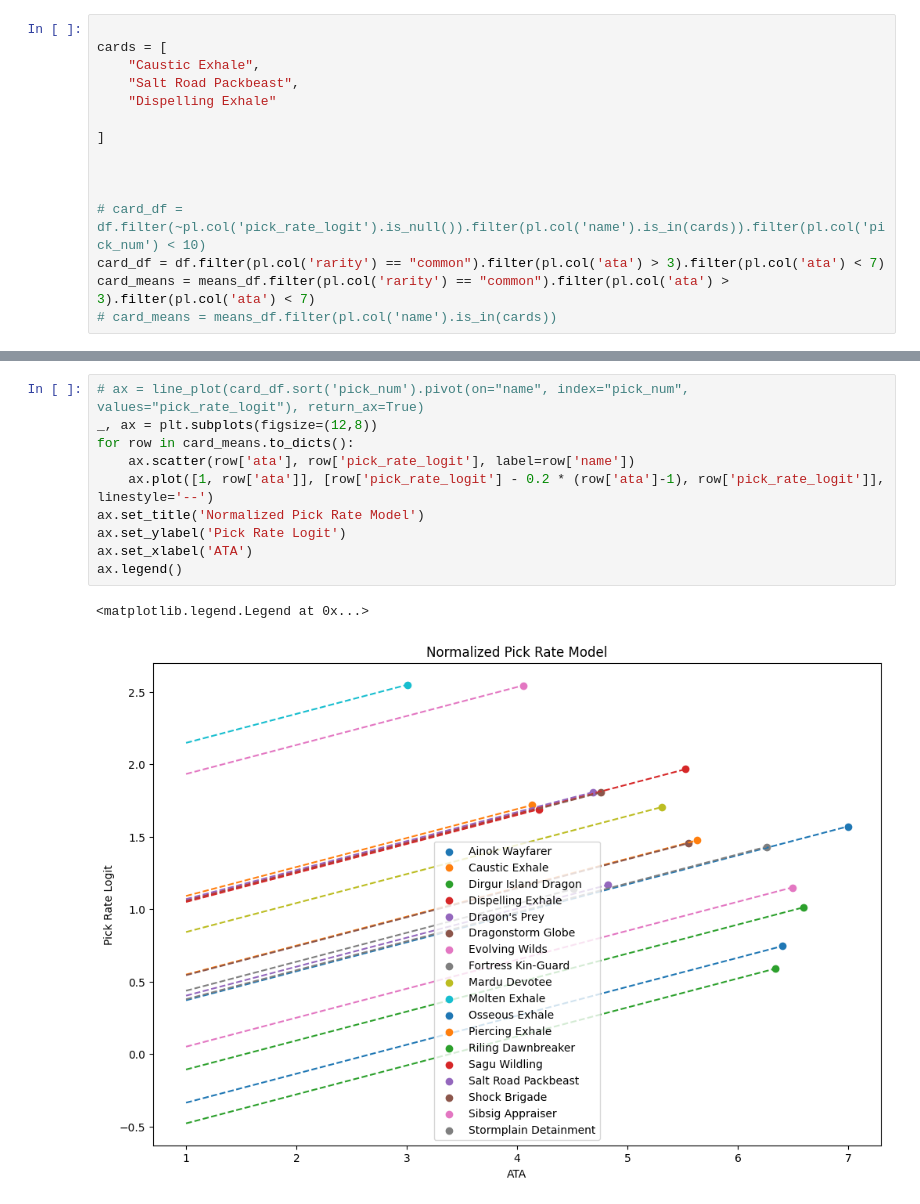
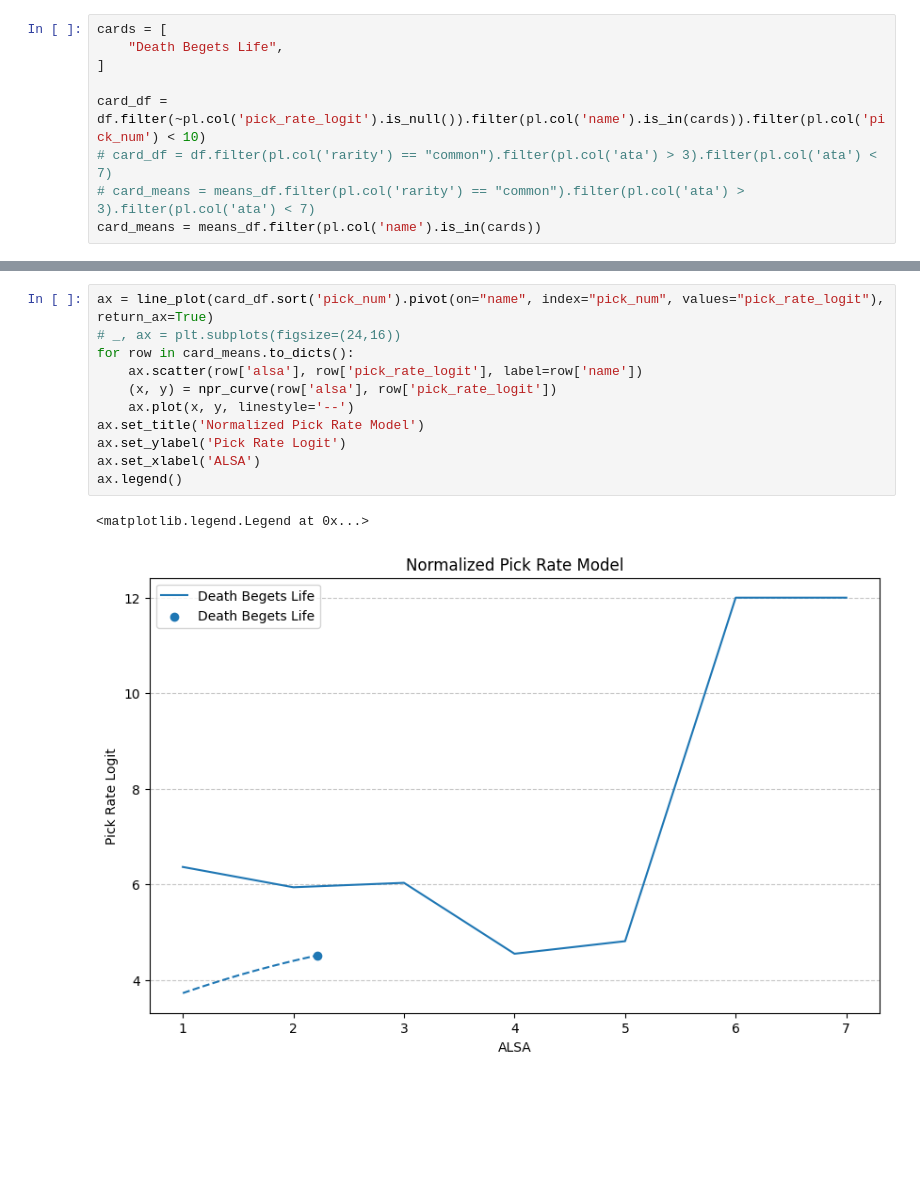
Before and after one commit to oelarnes/deq, a Jupyter notebook: nb/pick-rate.ipynb, the cells around one changed output, grey strips where cells are left out. Cells and saved outputs as stored; diff of their text form; blank space fills up the shorter version.

```diff
--- a/nb/pick-rate.ipynb
+++ b/nb/pick-rate.ipynb
@@ -42,15 +14,9 @@ means_df = summon(
 # %%
-
 cards = [
-    "Caustic Exhale",
-    "Salt Road Packbeast",
-    "Dispelling Exhale"
-
+    "Death Begets Life",
 ]
 
-
-
-# card_df = df.filter(~pl.col('pick_rate_logit').is_null()).filter(pl.col('name').is_in(cards)).filter(pl.col('pick_num') < 10)
-card_df = df.filter(pl.col('rarity') == "common").filter(pl.col('ata') > 3).filter(pl.col('ata') < 7)
-card_means = means_df.filter(pl.col('rarity') == "common").filter(pl.col('ata') > 3).filter(pl.col('ata') < 7)
-# card_means = means_df.filter(pl.col('name').is_in(cards))
+card_df = df.filter(~pl.col('pick_rate_logit').is_null()).filter(pl.col('name').is_in(cards)).filter(pl.col('pick_num') < 10)
+# card_df = df.filter(pl.col('rarity') == "common").filter(pl.col('ata') > 3).filter(pl.col('ata') < 7)
+# card_means = means_df.filter(pl.col('rarity') == "common").filter(pl.col('ata') > 3).filter(pl.col('ata') < 7)
+card_means = means_df.filter(pl.col('name').is_in(cards))
@@ -62,13 +46,14 @@ Resolved plan until failure:
 # %%
-# ax = line_plot(card_df.sort('pick_num').pivot(on="name", index="pick_num", values="pick_rate_logit"), return_ax=True)
-_, ax = plt.subplots(figsize=(12,8))
+ax = line_plot(card_df.sort('pick_num').pivot(on="name", index="pick_num", values="pick_rate_logit"), return_ax=True)
+# _, ax = plt.subplots(figsize=(24,16))
 for row in card_means.to_dicts():
-    ax.scatter(row['ata'], row['pick_rate_logit'], label=row['name'])
-    ax.plot([1, row['ata']], [row['pick_rate_logit'] - 0.2 * (row['ata']-1), row['pick_rate_logit']], linestyle='--')
+    ax.scatter(row['alsa'], row['pick_rate_logit'], label=row['name'])
+    (x, y) = npr_curve(row['alsa'], row['pick_rate_logit'])
+    ax.plot(x, y, linestyle='--')
 ax.set_title('Normalized Pick Rate Model')
 ax.set_ylabel('Pick Rate Logit')
-ax.set_xlabel('ATA')
+ax.set_xlabel('ALSA')
 ax.legend()
 # %% [output]
 <matplotlib.legend.Legend at 0x...>
-[figure, old version]
+[figure, new version]
```
Also changed, not shown: parts of 6 cells of this notebook, 7 other files.
